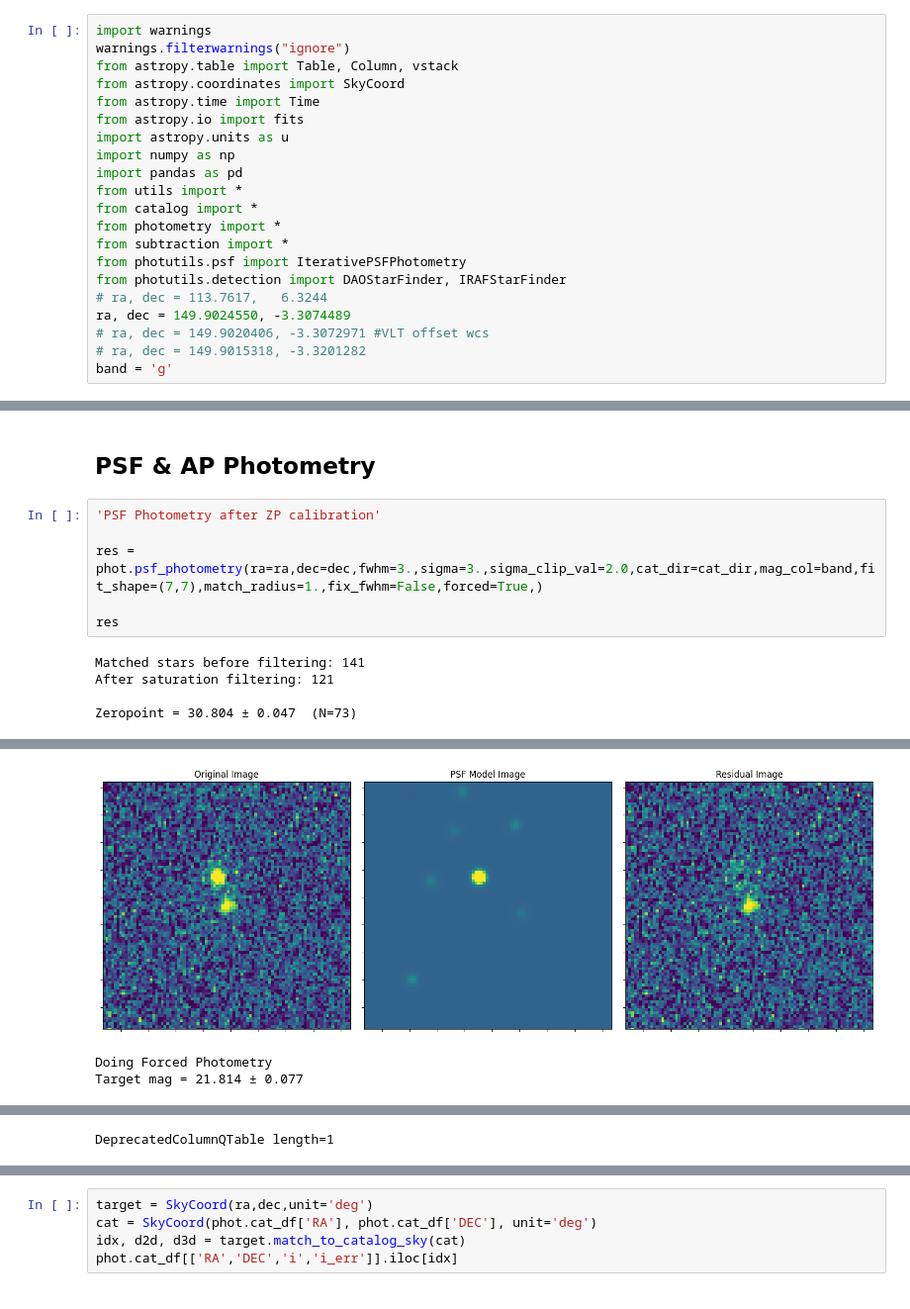
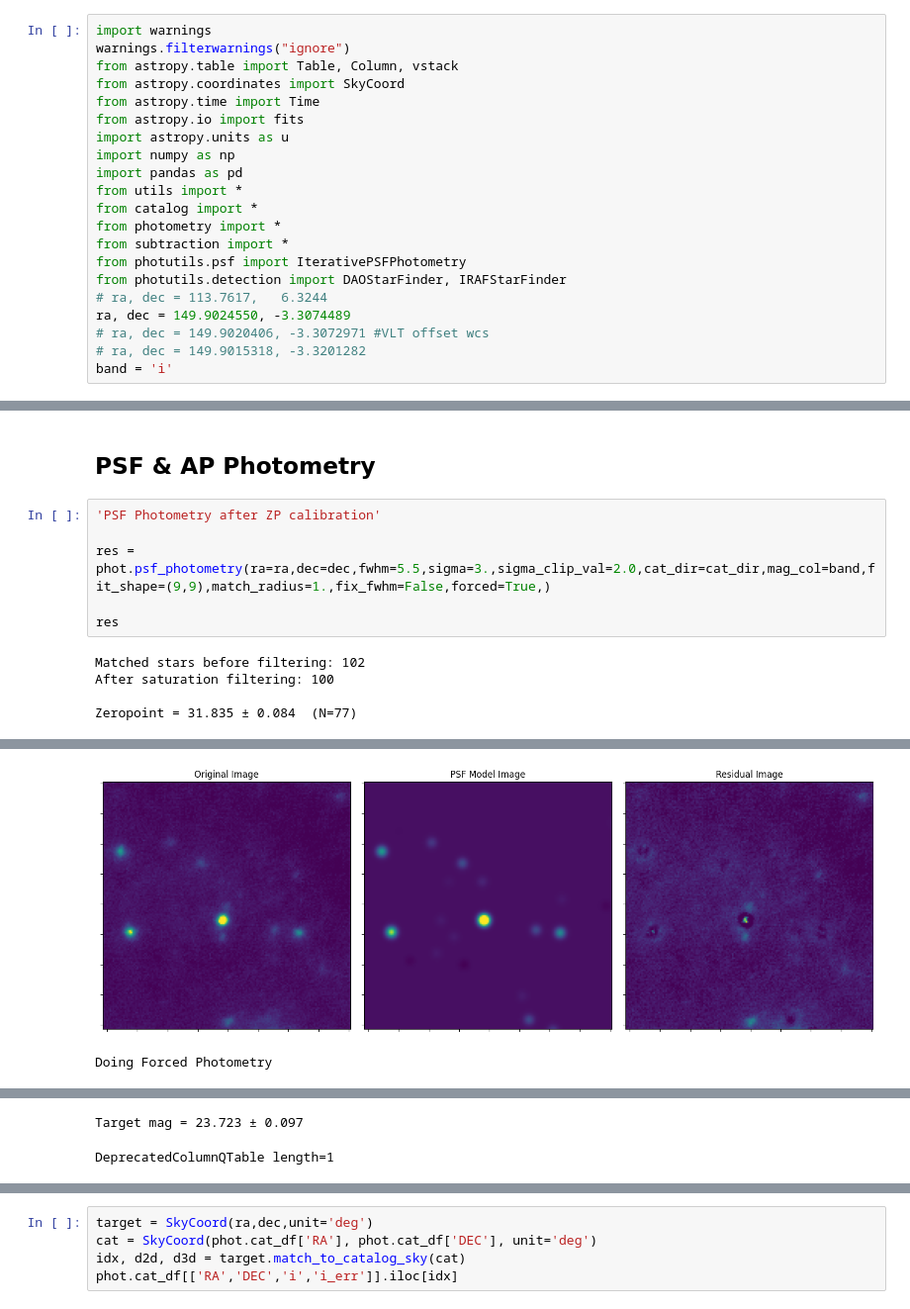
Before and after one commit to LAujust/Follow_up, a Jupyter notebook: code/Unified_Photometry.ipynb, the cells around one changed output, grey strips where cells are left out. Shown at 99% size. Cells and saved outputs as stored; diff of their text form.

```diff
--- a/code/Unified_Photometry.ipynb
+++ b/code/Unified_Photometry.ipynb
@@ -20,5 +20,5 @@ from photutils.detection import DAOStarFinder, IRAFStarFinder
 ra, dec = 149.9024550, -3.3074489
 # ra, dec = 149.9020406, -3.3072971 #VLT offset wcs
 # ra, dec = 149.9015318, -3.3201282
-band = 'g'
+band = 'i'
 # %%
@@ -94,11 +94,11 @@ Name: g, dtype: float64
 # %%
 'PSF Photometry after ZP calibration'
 
-res = phot.psf_photometry(ra=ra,dec=dec,fwhm=3.,sigma=3.,sigma_clip_val=2.0,cat_dir=cat_dir,mag_col=band,fit_shape=(7,7),match_radius=1.,fix_fwhm=False,forced=True,)
+res = phot.psf_photometry(ra=ra,dec=dec,fwhm=5.5,sigma=3.,sigma_clip_val=2.0,cat_dir=cat_dir,mag_col=band,fit_shape=(9,9),match_radius=1.,fix_fwhm=False,forced=True,)
 
 res
 # %% [output]
-Matched stars before filtering: 141
-After saturation filtering: 121
+Matched stars before filtering: 102
+After saturation filtering: 100
 
-Zeropoint = 30.804 ± 0.047  (N=73)
+Zeropoint = 31.835 ± 0.084  (N=77)
@@ -106,3 +106,2 @@ Zeropoint = 30.804 ± 0.047  (N=73)
-[figure, old version]
+[figure, new version]
 Doing Forced Photometry
-Target mag = 21.814 ± 0.077
@@ -109,3 +109,4 @@ Target mag = 21.814 ± 0.077
-DeprecatedColumnQTable length=1
+Target mag = 23.723 ± 0.097
+DeprecatedColumnQTable length=1
 | id | group_id | group_size | local_bkg | x_init | y_init | flux_init | x_fit | y_fit | flux_fit | x_err | ... |
 | int64 | int64 | int64 | float64 | float64 | float64 | float64 | float64 | float64 | float64 | float64 | ... |
```
Also changed, not shown: parts of 3 cells of this notebook, 37 other files.
